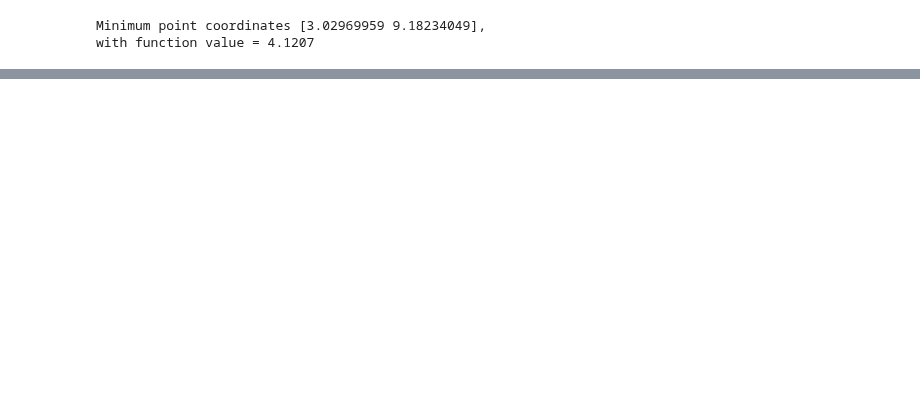
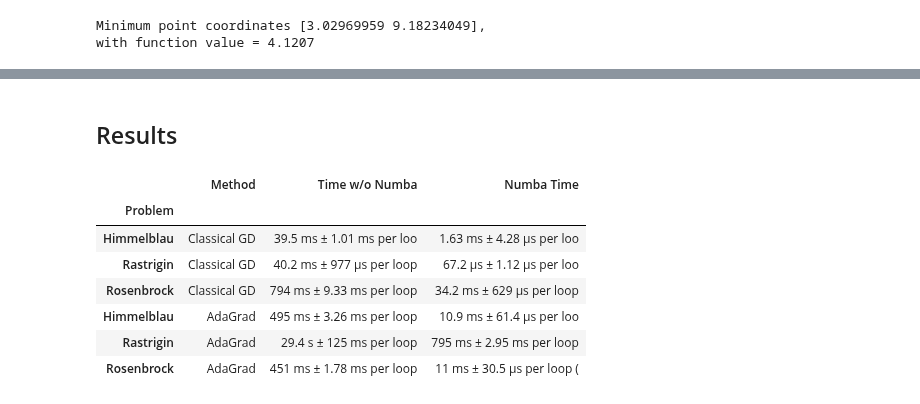
Before and after one commit to natalia-sd/AI-andstuff, a Jupyter notebook: lab_3/LAB3_numba.ipynb, the cells around one changed output, grey strips where cells are left out. Cells and saved outputs as stored; diff of their text form; code cells hidden in the pictures; blank space fills up the shorter version.

```diff
--- a/lab_3/LAB3_numba.ipynb
+++ b/lab_3/LAB3_numba.ipynb
@@ -376,0 +555,3 @@ Wall time: 5.8 s
+# %%
+# cpu time
+time = %timeit -o GD_AdaGrad(Rastrigin, Rast_grad, np.array([-10, 100]), tolerance=1e-4, gamma=0.2, learning_rate=0.51, n_iter=2000000)
@@ -376,0 +560,2 @@ Wall time: 5.8 s
+# %%
+res_df.iat[4, 2] = str(time)[:25]
@@ -387,0 +583,14 @@ Wall time: 2.6 s
+# %% [markdown]
+<a id='gen3'></a>
+## Results
+# %%
+res_df
+# %% [output]
+|  | Method | Time w/o Numba | Numba Time |
+| Problem |  |  |  |
+| Himmelblau | Classical GD | 39.5 ms ± 1.01 ms per loo | 1.63 ms ± 4.28 µs per loo |
+| Rastrigin | Classical GD | 40.2 ms ± 977 µs per loop | 67.2 µs ± 1.12 µs per loo |
+| Rosenbrock | Classical GD | 794 ms ± 9.33 ms per loop | 34.2 ms ± 629 µs per loop |
+| Himmelblau | AdaGrad | 495 ms ± 3.26 ms per loop | 10.9 ms ± 61.4 µs per loo |
+| Rastrigin | AdaGrad | 29.4 s ± 125 ms per loop | 795 ms ± 2.95 ms per loop |
+| Rosenbrock | AdaGrad | 451 ms ± 1.78 ms per loop | 11 ms ± 30.5 µs per loop ( |
```
Also changed, not shown: parts of 74 cells of this notebook.
